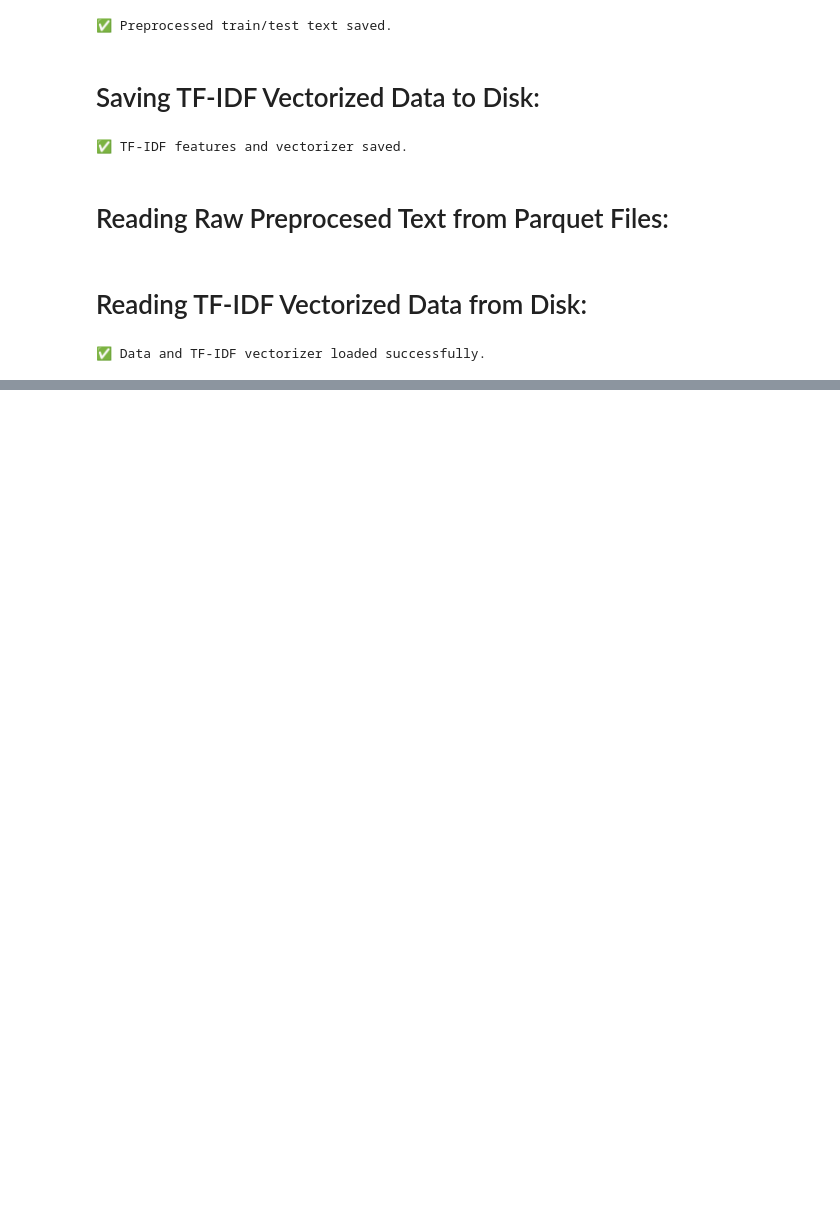
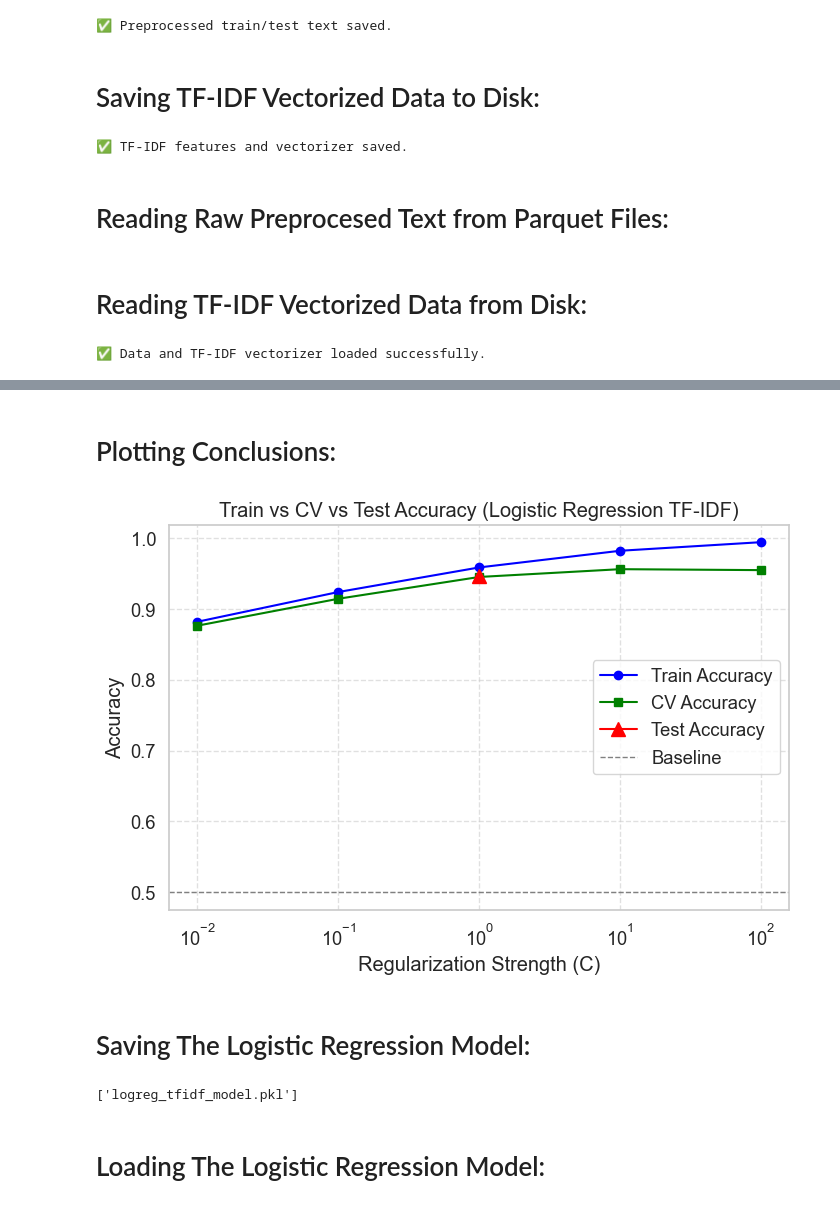
Before and after one commit to MalikHashirShakeel/Fake-News-Detection, a Jupyter notebook: Model.ipynb, the cells around one changed output, grey strips where cells are left out. Cells and saved outputs as stored; diff of their text form; code cells hidden in the pictures; blank space fills up the shorter version.

```diff
--- a/Model.ipynb
+++ b/Model.ipynb
@@ -342,0 +346,8 @@ print("✅ Data and TF-IDF vectorizer loaded successfully.")
+# %%
+# Range of regularization strengths to test
+C_values = [0.01, 0.1, 1, 10, 100]
+train_accs = []
+cv_accs = []
+
+# Stratified K-Fold CV
+cv = StratifiedKFold(n_splits=5, shuffle=True, random_state=42)
@@ -342,0 +502,32 @@ print("✅ Data and TF-IDF vectorizer loaded successfully.")
+# %% [markdown]
+# Plotting Conclusions:
+# %%
+test_accs = [None, None, test_acc, None, None]  # plot only at C=1
+
+# Plot
+plt.figure(figsize=(8,5))
+plt.semilogx(C_values, train_accs, marker='o', label="Train Accuracy", color="blue")
+plt.semilogx(C_values, cv_accs, marker='s', label="CV Accuracy", color="green")
+plt.semilogx(C_values, test_accs, marker='^', markersize=10, label="Test Accuracy", color="red")
+
+# Baseline (random guessing ~50%)
+plt.axhline(y=0.5, color="gray", linestyle="--", linewidth=1, label="Baseline")
+
+# Labels & Style
+plt.xlabel("Regularization Strength (C)")
+plt.ylabel("Accuracy")
+plt.title("Train vs CV vs Test Accuracy (Logistic Regression TF-IDF)")
+plt.legend()
+plt.grid(True, linestyle="--", alpha=0.6)
+plt.show()
+# %% [output]
+[figure, added]
+# %% [markdown]
+# Saving The Logistic Regression Model:
+# %%
+# Save model
+joblib.dump(final_model, "logreg_tfidf_model.pkl")
+# %% [output]
+['logreg_tfidf_model.pkl']
+# %% [markdown]
+# Loading The Logistic Regression Model:
```
Also changed, not shown: parts of 18 cells of this notebook.
